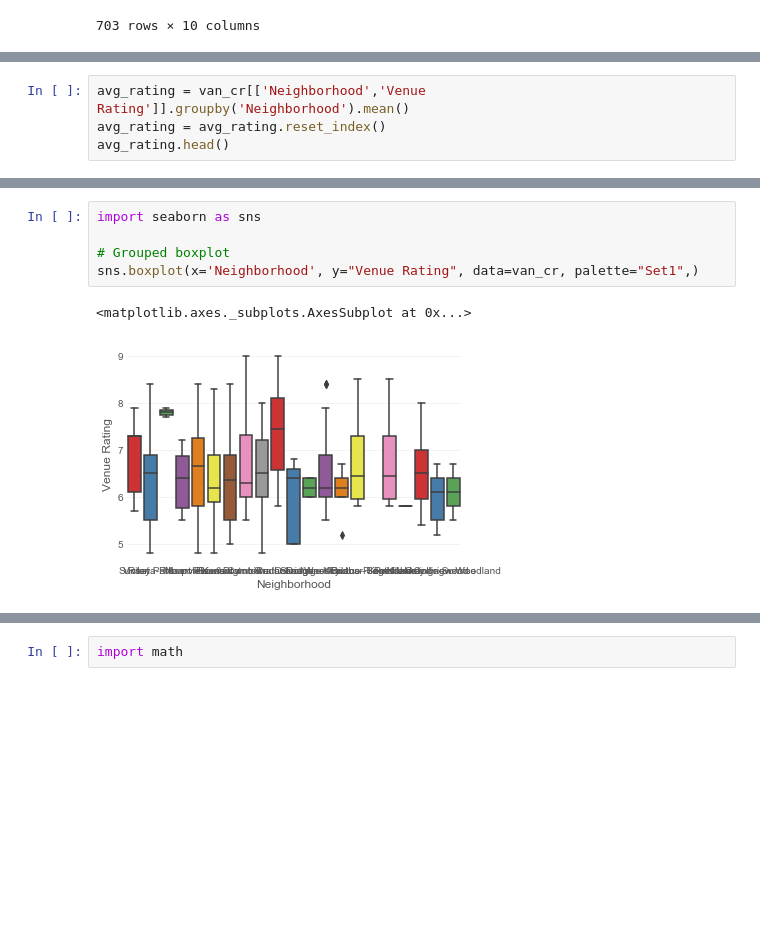
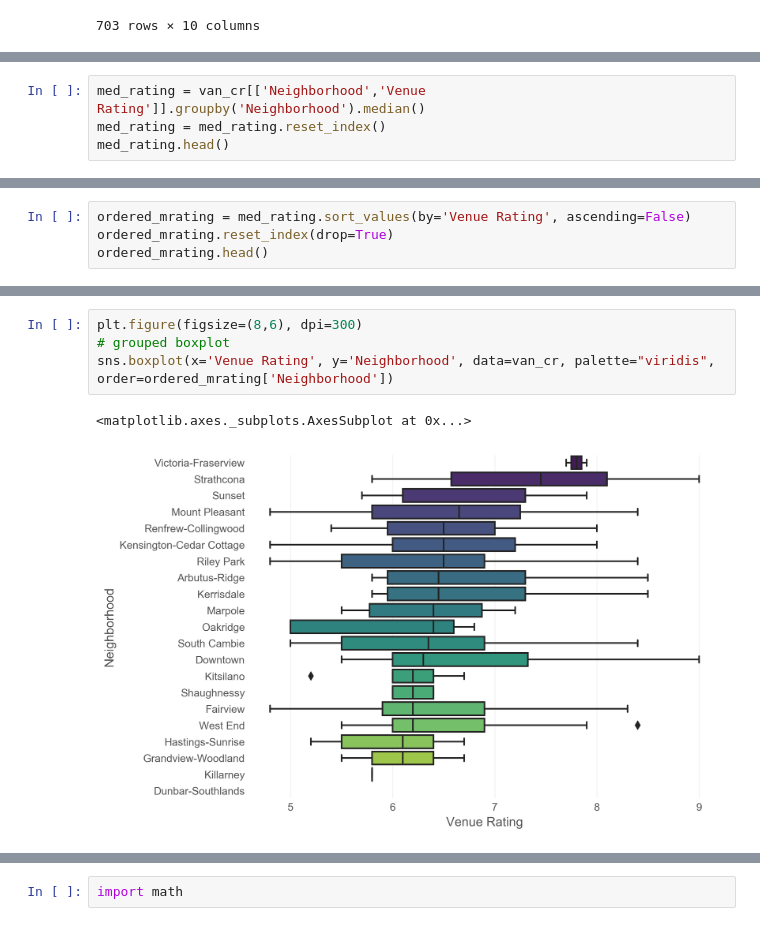
Before and after one commit to RickWeng/Coursera_Capstone, a Jupyter notebook: capstone.ipynb, the cells around one changed output, grey strips where cells are left out. Cells and saved outputs as stored; diff of their text form; blank space fills up the shorter version.

```diff
--- a/capstone.ipynb
+++ b/capstone.ipynb
@@ -617,7 +618,7 @@ van_cr.loc[van_cr['Venue Rating']=='NaN'].reset_index()
 van_cr['Venue Rating'] = van_cr['Venue Rating'].astype('float')
 # %%
-avg_rating = van_cr[['Neighborhood','Venue Rating']].groupby('Neighborhood').mean()
-avg_rating = avg_rating.reset_index()
-avg_rating.head()
+med_rating = van_cr[['Neighborhood','Venue Rating']].groupby('Neighborhood').median()
+med_rating = med_rating.reset_index()
+med_rating.head()
 # %% [output]
 |  | Neighborhood | Venue Rating |
@@ -628,0 +630,4 @@ avg_rating.head()
+# %%
+ordered_mrating = med_rating.sort_values(by='Venue Rating', ascending=False)
+ordered_mrating.reset_index(drop=True)
+ordered_mrating.head()
@@ -629,8 +641,7 @@ avg_rating.head()
 # %%
-import seaborn as sns
-
-# Grouped boxplot
-sns.boxplot(x='Neighborhood', y="Venue Rating", data=van_cr, palette="Set1",)
+plt.figure(figsize=(8,6), dpi=300)
+# grouped boxplot
+sns.boxplot(x='Venue Rating', y='Neighborhood', data=van_cr, palette="viridis", order=ordered_mrating['Neighborhood'])
 # %% [output]
 <matplotlib.axes._subplots.AxesSubplot at 0x...>
-[figure, old version]
+[figure, new version]
```
Also changed, not shown: parts of 16 cells of this notebook.
